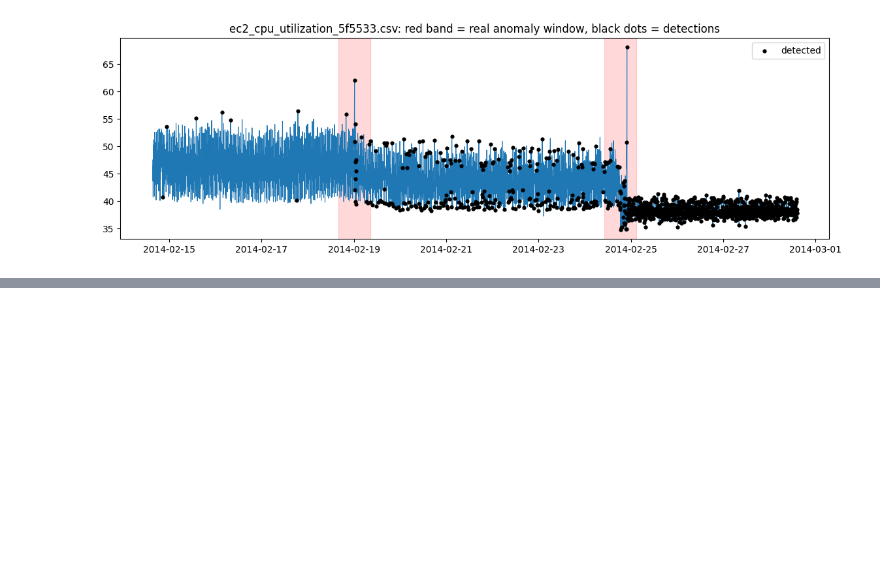
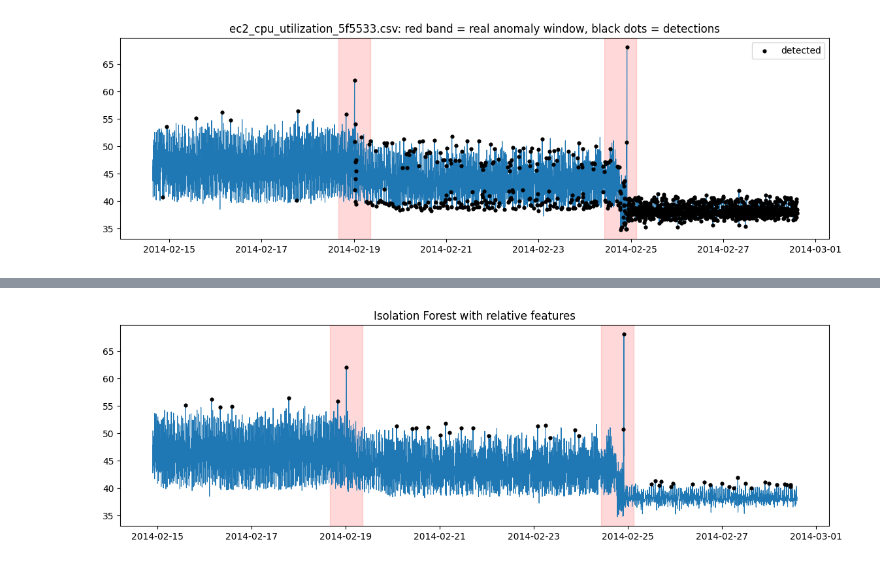
Before and after one commit to NeuralDarsh/anomaly-pipeline, a Jupyter notebook: notebooks/02_model.ipynb, the cells around one changed output, grey strips where cells are left out. Drawn from its saved outputs; the diff is of its cells as text; code cells hidden in the pictures; blank space fills up the shorter version.

Commit message:
Compare baseline and Isolation Forest, add relative features

```diff
--- a/notebooks/02_model.ipynb
+++ b/notebooks/02_model.ipynb
@@ -107,3 +107,12 @@ ax.set_title(f"{name}: red band = real anomaly window, black dots = detections")
 plt.show()
 # %% [output]
 [figure]
+# %%
+v = df["value"]
+prev = v.shift(1)
+L = 72                                   # about 6 hours of history
+df["z_long"] = (v - prev.rolling(L).mean()) / prev.rolling(L).std()
+
+df = df.replace([np.inf, -np.inf], np.nan).dropna().reset_index(drop=True)
+FEATURES2 = ["zscore", "z_long", "diff1"]
+print(df.shape)
@@ -109,0 +121,10 @@ plt.show()
+# %%
+split = int(len(df) * 0.3)
+
+iso2 = IsolationForest(n_estimators=200, random_state=42)
+iso2.fit(df.loc[:split, FEATURES2])
+
+df["iso2_score"] = -iso2.score_samples(df[FEATURES2])
+thr2 = df["iso2_score"].iloc[:split].quantile(0.995)
+df["pred_iso2"] = (df["iso2_score"] > thr2).astype(int)
+print("Flags:", df["pred_iso2"].sum())
@@ -109,0 +163,11 @@ plt.show()
+# %%
+fig, ax = plt.subplots(figsize=(14, 4))
+ax.plot(df["timestamp"], df["value"], linewidth=0.8)
+for s, e in wins:
+    ax.axvspan(s, e, color="red", alpha=0.15)
+flag = df[df["pred_iso2"] == 1]
+ax.scatter(flag["timestamp"], flag["value"], color="black", s=12, zorder=3)
+ax.set_title("Isolation Forest with relative features")
+plt.show()
+# %% [output]
+[figure, added]
```
Also changed, not shown: parts of 3 cells of this notebook.
